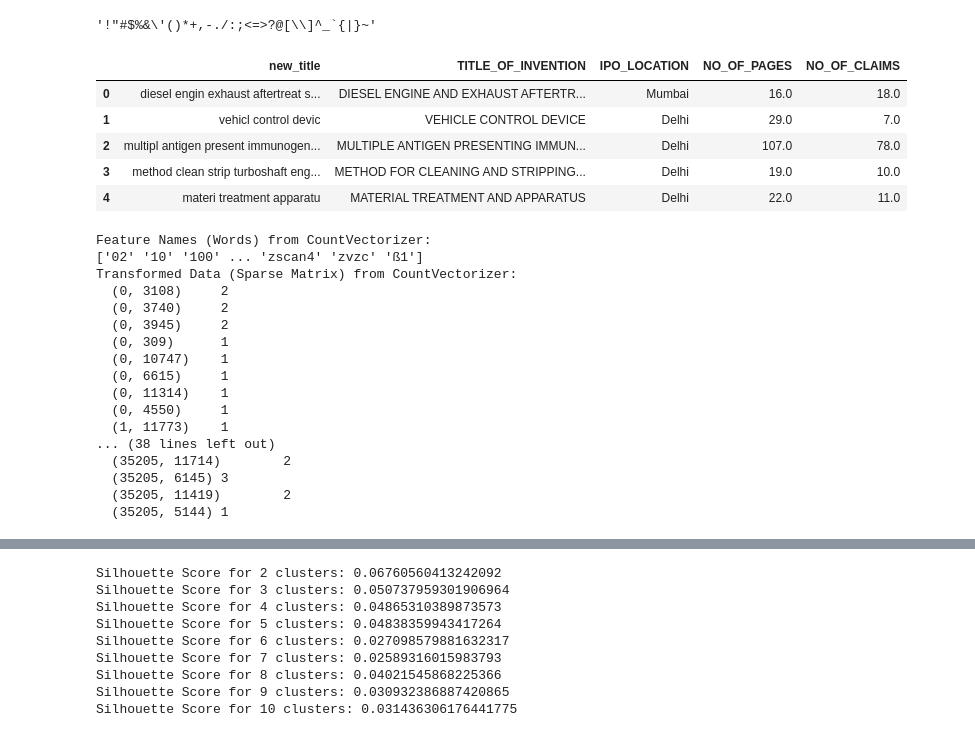
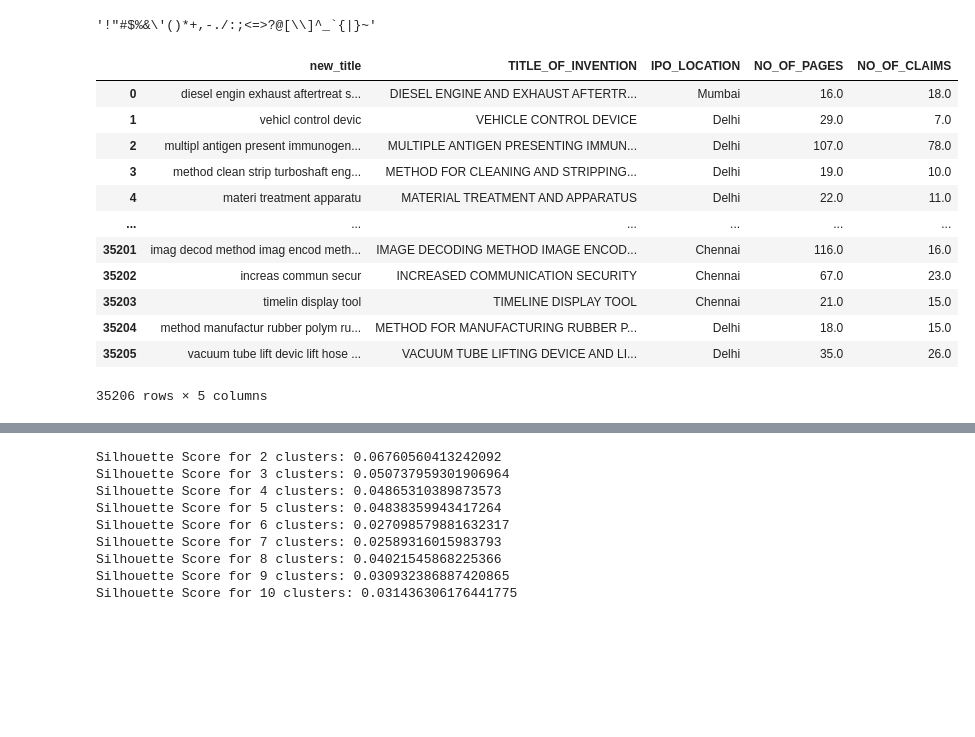
Before and after one commit to pankaj-beldar/patent-data-NLP-classification, a Jupyter notebook: countvector_tfidf.ipynb, the cells around one changed output, grey strips where cells are left out. Saved outputs shown, nothing was run; the diff lists cells and outputs as text; code cells hidden in the pictures; blank space fills up the shorter version.

```diff
--- a/countvector_tfidf.ipynb
+++ b/countvector_tfidf.ipynb
@@ -108,53 +108,19 @@ ps = PorterStemmer()
 ps.stem('loving')#apply function to required column
 df['new_title'] = df['TITLE_OF_INVENTION'].astype(str).apply(transform_text)
 # %%
-text_df=df[['new_title','TITLE_OF_INVENTION','IPO_LOCATION','NO_OF_PAGES',	'NO_OF_CLAIMS']]
-text_df.head()
+data=df[['new_title','TITLE_OF_INVENTION','IPO_LOCATION','NO_OF_PAGES',	'NO_OF_CLAIMS']]
+data
 # %% [output]
 |  | new_title | TITLE_OF_INVENTION | IPO_LOCATION | NO_OF_PAGES | NO_OF_CLAIMS |
 | 0 | diesel engin exhaust aftertreat s... | DIESEL ENGINE AND EXHAUST AFTERTR... | Mumbai | 16.0 | 18.0 |
 | 1 | vehicl control devic | VEHICLE CONTROL DEVICE | Delhi | 29.0 | 7.0 |
 | 2 | multipl antigen present immunogen... | MULTIPLE ANTIGEN PRESENTING IMMUN... | Delhi | 107.0 | 78.0 |
 | 3 | method clean strip turboshaft eng... | METHOD FOR CLEANING AND STRIPPING... | Delhi | 19.0 | 10.0 |
 | 4 | materi treatment apparatu | MATERIAL TREATMENT AND APPARATUS | Delhi | 22.0 | 11.0 |
+| ... | ... | ... | ... | ... | ... |
+| 35201 | imag decod method imag encod meth... | IMAGE DECODING METHOD IMAGE ENCOD... | Chennai | 116.0 | 16.0 |
+| 35202 | increas commun secur | INCREASED COMMUNICATION SECURITY | Chennai | 67.0 | 23.0 |
+| 35203 | timelin display tool | TIMELINE DISPLAY TOOL | Chennai | 21.0 | 15.0 |
+| 35204 | method manufactur rubber polym ru... | METHOD FOR MANUFACTURING RUBBER P... | Delhi | 18.0 | 15.0 |
+| 35205 | vacuum tube lift devic lift hose ... | VACUUM TUBE LIFTING DEVICE AND LI... | Delhi | 35.0 | 26.0 |
+35206 rows × 5 columns
-# %%
-import pandas as pd
-from sklearn.feature_extraction.text import CountVectorizer
-
-# Read data from CSV file
-
-
-# Extract the 'new_title' column from the DataFrame
-data = text_df['new_title']
-
-# Initialize CountVectorizer
-count_vectorizer = CountVectorizer()
-
-# Fit and transform the data using CountVectorizer
-count_vectorized_data = count_vectorizer.fit_transform(data)
-
-# Print feature names (words)
-print("Feature Names (Words) from CountVectorizer:")
-print(count_vectorizer.get_feature_names_out())
-
-# Print the transformed data (sparse matrix)
-print("Transformed Data (Sparse Matrix) from CountVectorizer:")
-print(count_vectorized_data)
-# %% [output]
-Feature Names (Words) from CountVectorizer:
-['02' '10' '100' ... 'zscan4' 'zvzc' 'ß1']
-Transformed Data (Sparse Matrix) from CountVectorizer:
-  (0, 3108)     2
-  (0, 3740)     2
-  (0, 3945)     2
-  (0, 309)      1
-  (0, 10747)    1
-  (0, 6615)     1
-  (0, 11314)    1
-  (0, 4550)     1
-  (1, 11773)    1
-... (38 lines left out)
-  (35205, 11714)        2
-  (35205, 6145) 3
-  (35205, 11419)        2
-  (35205, 5144) 1
```
Also changed, not shown: parts of 12 cells of this notebook.
